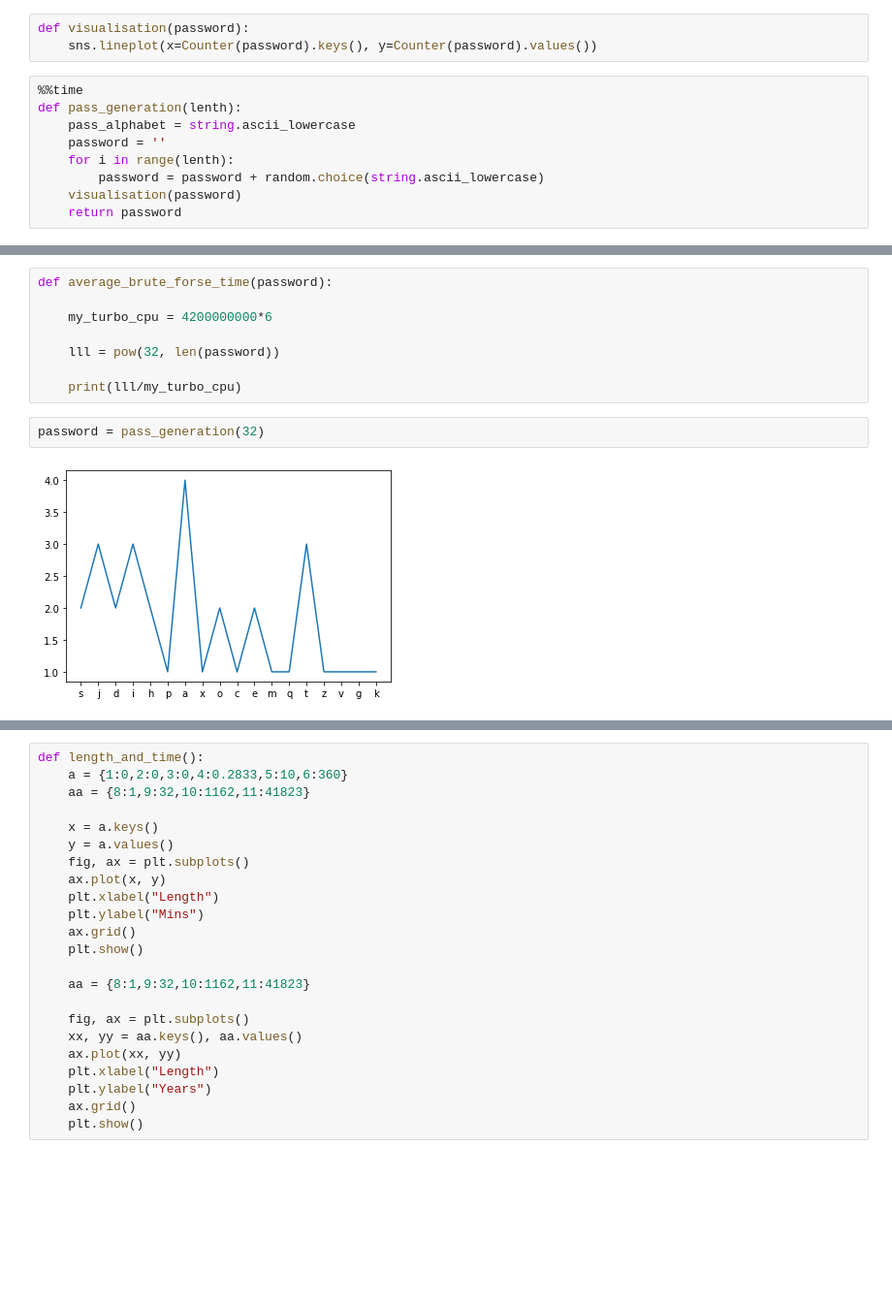
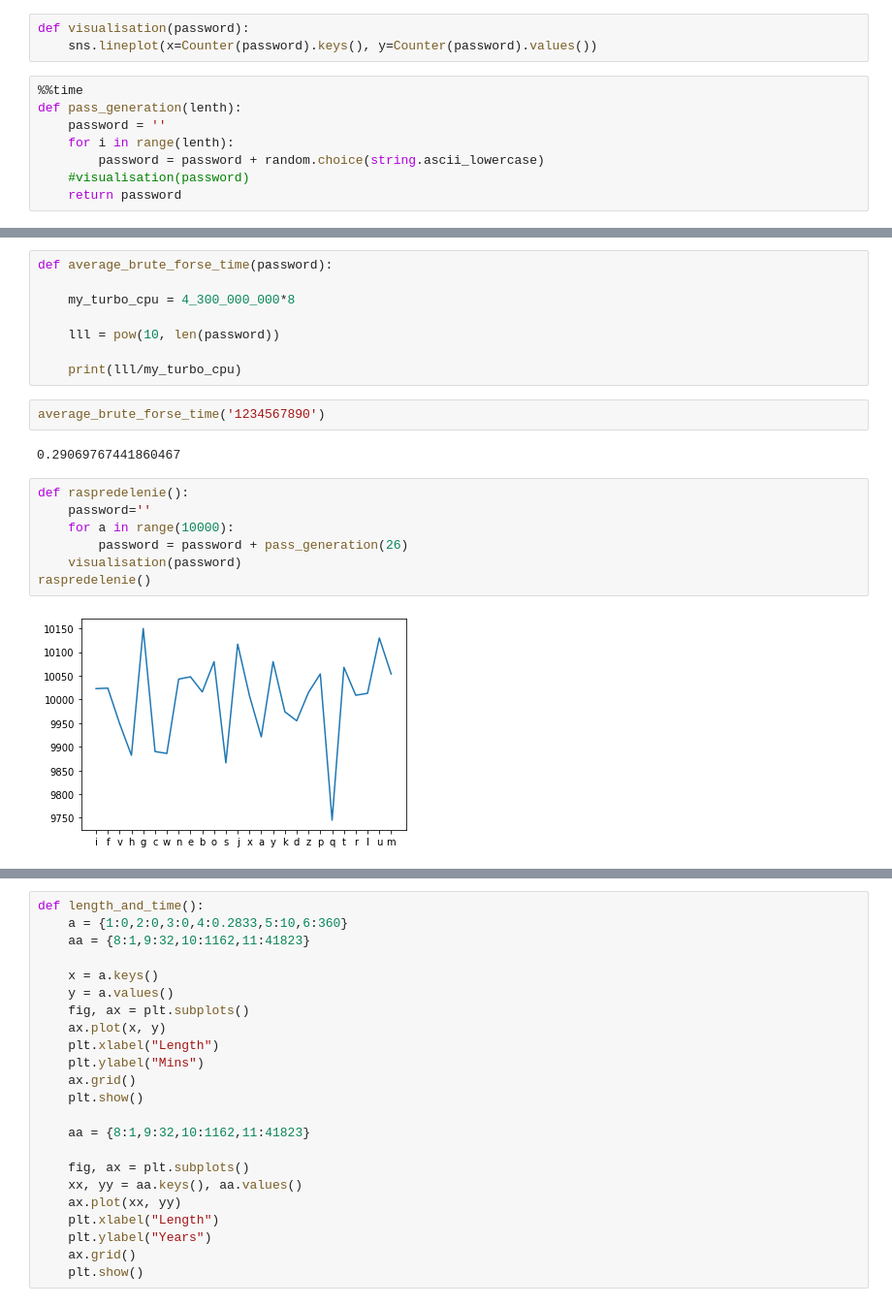
Before and after one commit to s1rGAY/Univer, a Jupyter notebook: СиМОИБ/first_lab.ipynb, the cells around one changed output, grey strips where cells are left out. Shown: that part at 97% size. Cells and saved outputs as stored; diff of their text form; blank space fills up the shorter version.

```diff
--- a/СиМОИБ/first_lab.ipynb
+++ b/СиМОИБ/first_lab.ipynb
@@ -10,10 +10,9 @@ def visualisation(password):
 # %%
 %%time
 def pass_generation(lenth):
-    pass_alphabet = string.ascii_lowercase
     password = ''
     for i in range(lenth):
         password = password + random.choice(string.ascii_lowercase)
-    visualisation(password)
+    #visualisation(password)
     return password
 # %% [output]
@@ -22,15 +21,24 @@ Wall time: 21.2 µs
 # %%
 def average_brute_forse_time(password):
 
-    my_turbo_cpu = 4200000000*6
+    my_turbo_cpu = 4_300_000_000*8
 
-    lll = pow(32, len(password))
+    lll = pow(10, len(password))
 
     print(lll/my_turbo_cpu)
-# %%
-password = pass_generation(32)
-# %% [output]
-[figure, removed]
+# %%
+average_brute_forse_time('1234567890')
+# %% [output]
+0.29069767441860467
+# %%
+def raspredelenie():
+    password=''
+    for a in range(10000):
+        password = password + pass_generation(26)
+    visualisation(password)
+raspredelenie()
+# %% [output]
+[figure, added]
 # %%
 average_brute_forse_time(password)
 # %% [output]
```
Also changed, not shown: parts of 2 cells of this notebook, 2 other files.
